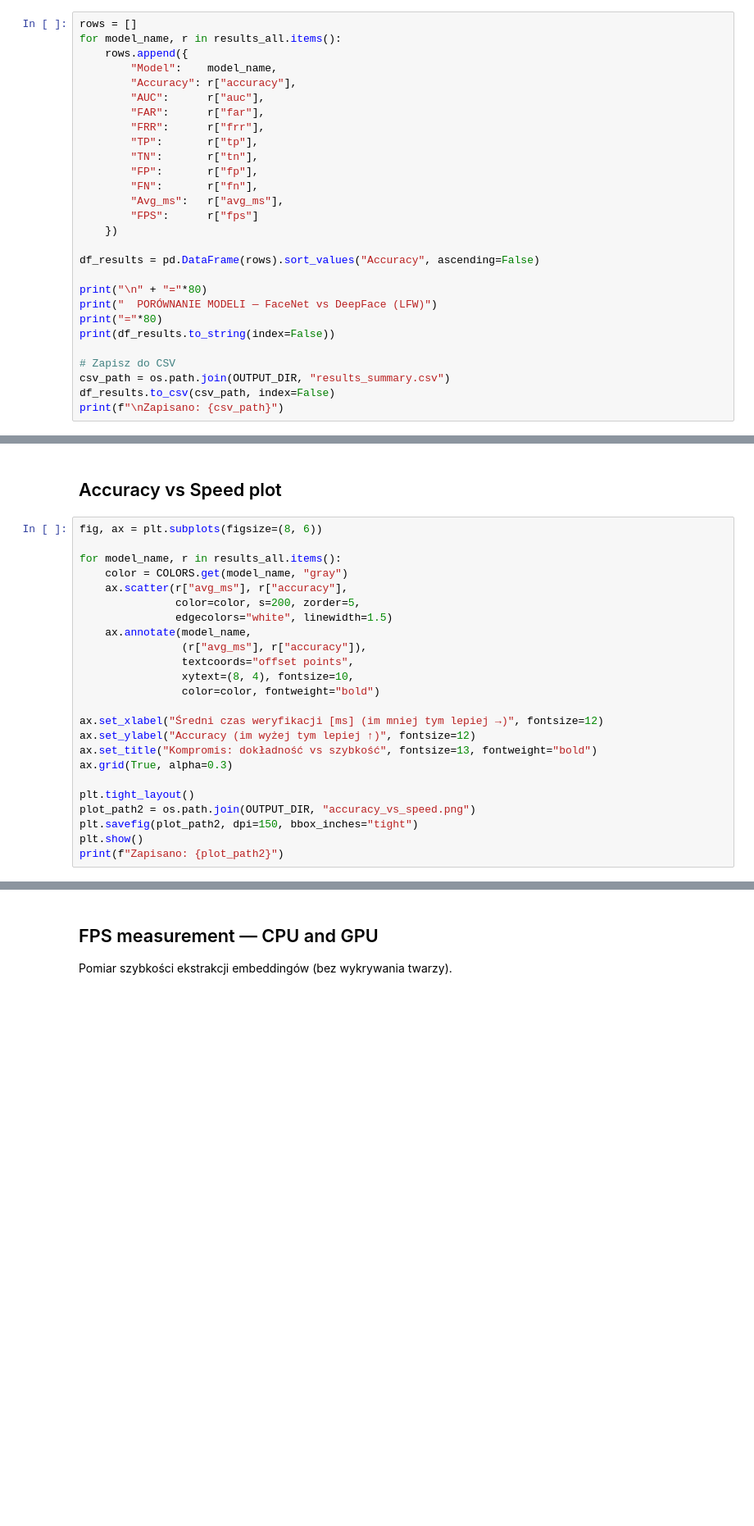
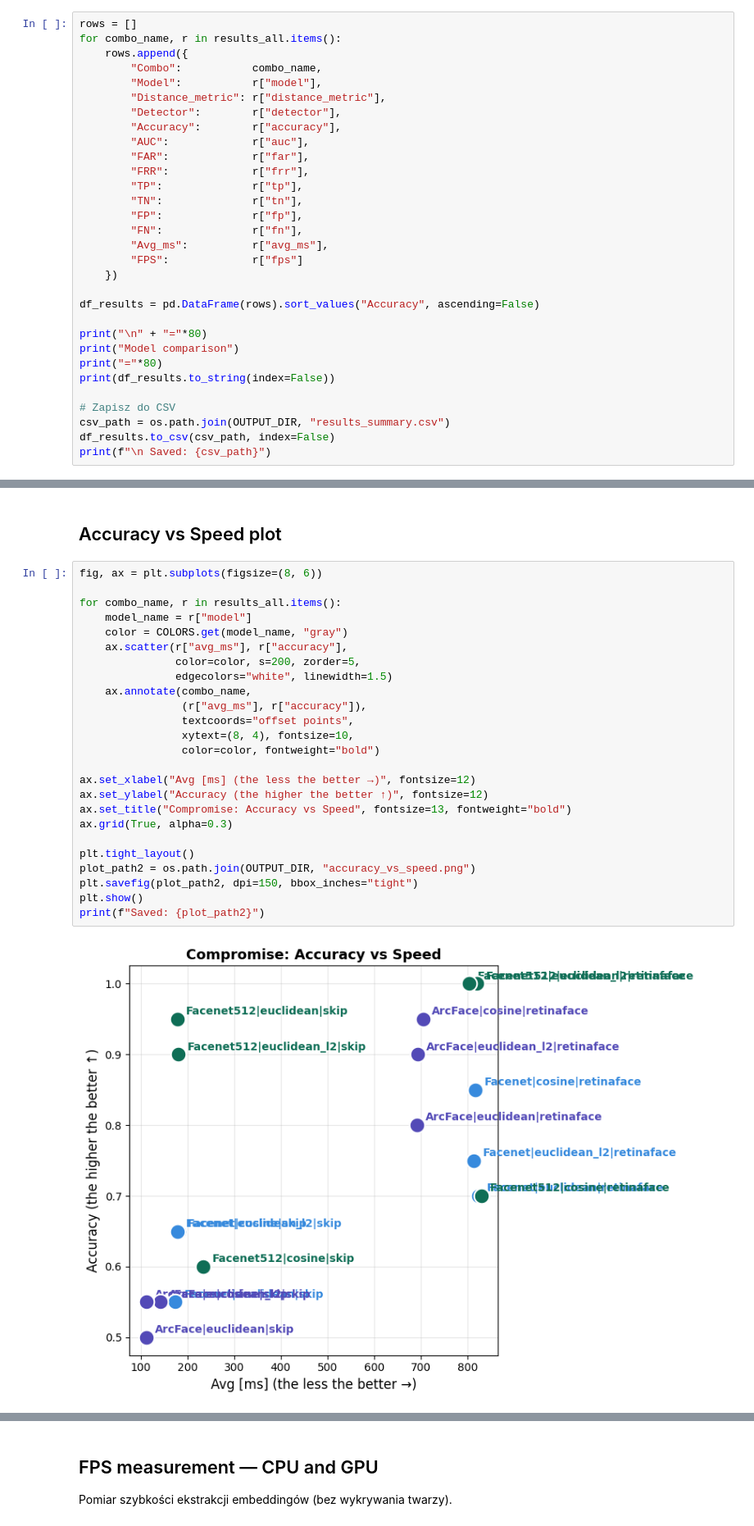
Before and after one commit to DideleKumpel/real-time-alaysis-research, a Jupyter notebook: scripts/DeepFace/DeepFace_Evaluation.ipynb, the cells around one changed output, grey strips where cells are left out. Shown at 82% size. Cells and saved outputs as stored; diff of their text form; blank space fills up the shorter version.

```diff
--- a/scripts/DeepFace/DeepFace_Evaluation.ipynb
+++ b/scripts/DeepFace/DeepFace_Evaluation.ipynb
@@ -294,29 +369,32 @@ KeyboardInterrupt:
 ## Results summary table
 # %%
 rows = []
-for model_name, r in results_all.items():
+for combo_name, r in results_all.items():
     rows.append({
-        "Model":    model_name,
-        "Accuracy": r["accuracy"],
-        "AUC":      r["auc"],
-        "FAR":      r["far"],
-        "FRR":      r["frr"],
-        "TP":       r["tp"],
-        "TN":       r["tn"],
-        "FP":       r["fp"],
-        "FN":       r["fn"],
-        "Avg_ms":   r["avg_ms"],
-        "FPS":      r["fps"]
+        "Combo":           combo_name,
+        "Model":           r["model"],
+        "Distance_metric": r["distance_metric"],
+        "Detector":        r["detector"],
+        "Accuracy":        r["accuracy"],
+        "AUC":             r["auc"],
+        "FAR":             r["far"],
+        "FRR":             r["frr"],
+        "TP":              r["tp"],
+        "TN":              r["tn"],
+        "FP":              r["fp"],
+        "FN":              r["fn"],
+        "Avg_ms":          r["avg_ms"],
+        "FPS":             r["fps"]
     })
 
 df_results = pd.DataFrame(rows).sort_values("Accuracy", ascending=False)
 
 print("\n" + "="*80)
-print("  PORÓWNANIE MODELI — FaceNet vs DeepFace (LFW)")
+print("Model comparison")
 print("="*80)
 print(df_results.to_string(index=False))
 
 # Zapisz do CSV
 csv_path = os.path.join(OUTPUT_DIR, "results_summary.csv")
 df_results.to_csv(csv_path, index=False)
-print(f"\nZapisano: {csv_path}")
+print(f"\n Saved: {csv_path}")
@@ -371,24 +475,27 @@ print(f"Zapisano: {plot_path}")
 # %%
 fig, ax = plt.subplots(figsize=(8, 6))
 
-for model_name, r in results_all.items():
+for combo_name, r in results_all.items():
+    model_name = r["model"]
     color = COLORS.get(model_name, "gray")
     ax.scatter(r["avg_ms"], r["accuracy"],
                color=color, s=200, zorder=5,
                edgecolors="white", linewidth=1.5)
-    ax.annotate(model_name,
+    ax.annotate(combo_name,
                 (r["avg_ms"], r["accuracy"]),
                 textcoords="offset points",
                 xytext=(8, 4), fontsize=10,
                 color=color, fontweight="bold")
 
-ax.set_xlabel("Średni czas weryfikacji [ms] (im mniej tym lepiej →)", fontsize=12)
-ax.set_ylabel("Accuracy (im wyżej tym lepiej ↑)", fontsize=12)
-ax.set_title("Kompromis: dokładność vs szybkość", fontsize=13, fontweight="bold")
+ax.set_xlabel("Avg [ms] (the less the better →)", fontsize=12)
+ax.set_ylabel("Accuracy (the higher the better ↑)", fontsize=12)
+ax.set_title("Compromise: Accuracy vs Speed", fontsize=13, fontweight="bold")
 ax.grid(True, alpha=0.3)
 
 plt.tight_layout()
 plot_path2 = os.path.join(OUTPUT_DIR, "accuracy_vs_speed.png")
 plt.savefig(plot_path2, dpi=150, bbox_inches="tight")
 plt.show()
-print(f"Zapisano: {plot_path2}")
+print(f"Saved: {plot_path2}")
+# %% [output]
+[figure, added]
```
Also changed, not shown: parts of 15 cells of this notebook, 4 other files.
